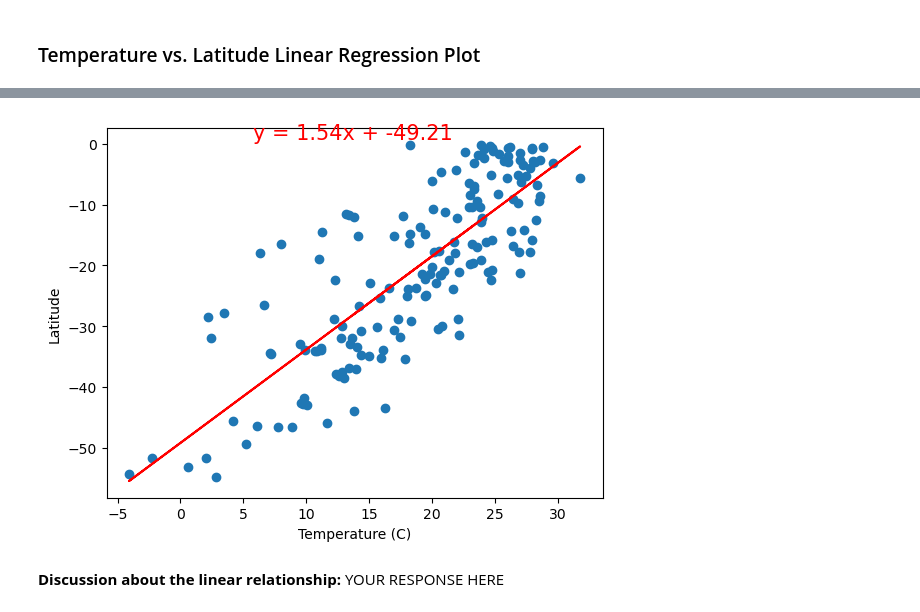
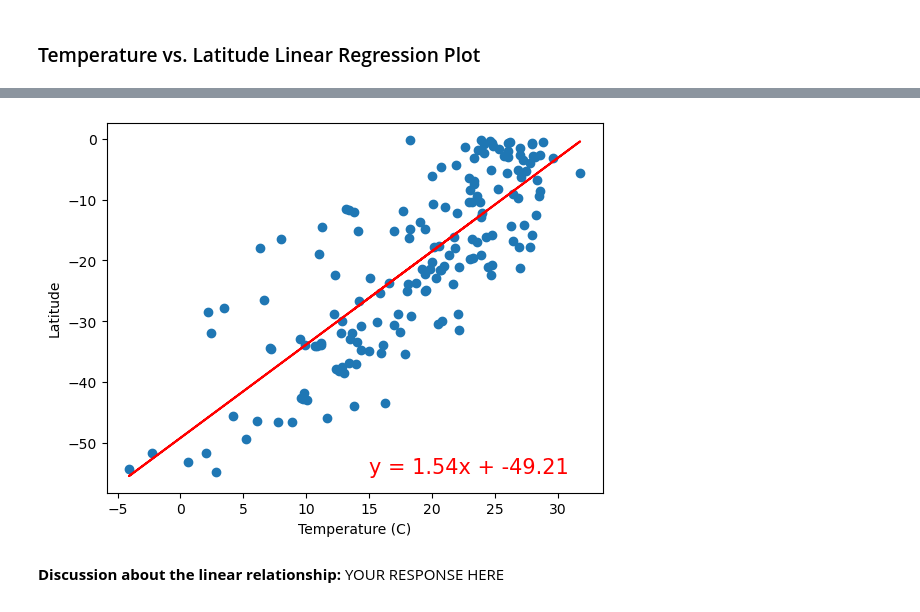
Before and after one commit to digital-buddha42/python-api-challenge, a Jupyter notebook: WeatherPy/WeatherPy-homework.ipynb, the cells around one changed output, grey strips where cells are left out. Cells and saved outputs as stored; diff of their text form; code cells hidden in the pictures.

Commit message:
Linear regression complete!

```diff
--- a/WeatherPy/WeatherPy-homework.ipynb
+++ b/WeatherPy/WeatherPy-homework.ipynb
@@ -311,16 +327,16 @@ southern_hemi_df.head()
 # %%
-# Linear regression on Northern Hemisphere
+# Linear regression on Southern Hemisphere
 x_values = southern_hemi_df['Max Temp']
 y_values = southern_hemi_df['Lat']
 
 (slope, intercept, rvalue, pvalue, stderr) = linregress(x_values, y_values)
 regress_values = x_values * slope + intercept
 line_eq = "y = " + str(round(slope,2)) + "x + " + str(round(intercept,2))
 plt.scatter(x_values,y_values)
 plt.plot(x_values,regress_values,"r-")
-plt.annotate(line_eq,(15,0.8),fontsize=15,color="red")
+plt.annotate(line_eq,(15,-55),fontsize=15,color="red")
 plt.xlabel('Temperature (C)')
 plt.ylabel('Latitude')
 plt.show()
 # %% [output]
-[figure, old version]
+[figure, new version]
```
Also changed, not shown: parts of 14 cells of this notebook.
